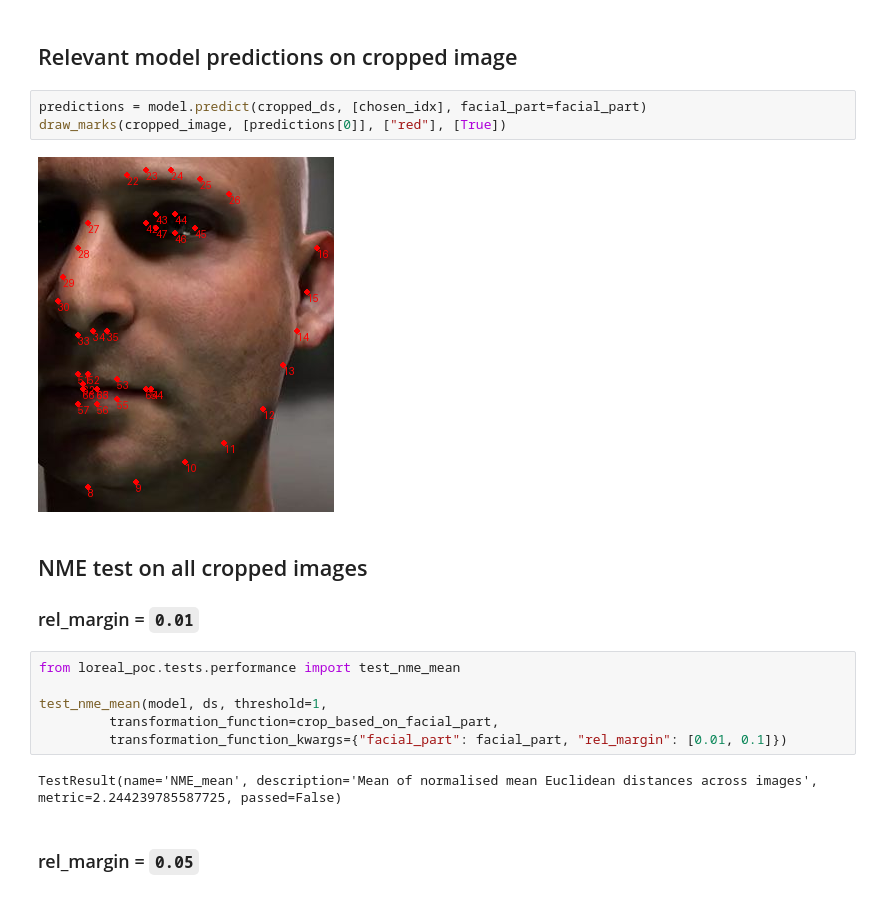
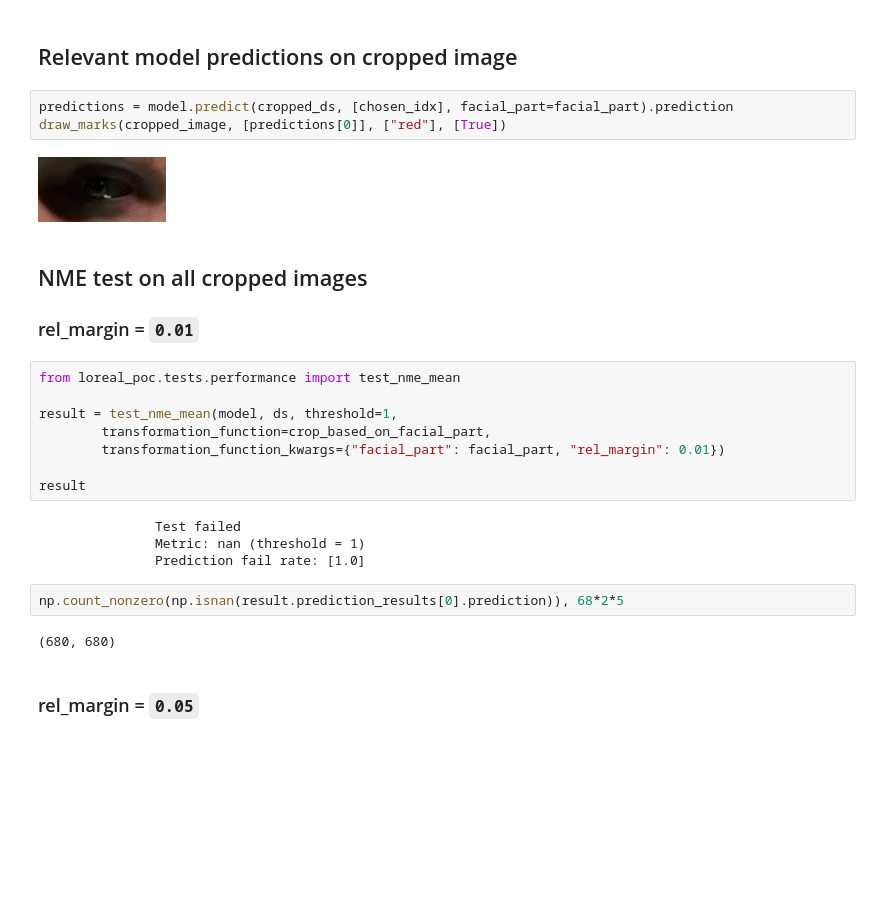
Before and after one commit to Giskard-AI/giskard-vision, a Jupyter notebook: examples/criteria1_partial_faces.ipynb, the cells around one changed output. Cells and saved outputs as stored; diff of their text form; blank space fills up the shorter version.

```diff
--- a/examples/criteria1_partial_faces.ipynb
+++ b/examples/criteria1_partial_faces.ipynb
@@ -43,10 +43,10 @@ draw_marks(cropped_image, [predictions[0]], ["red"], [True])
 # %% [markdown]
 ## Relevant model predictions on cropped image
 # %%
-predictions = model.predict(cropped_ds, [chosen_idx], facial_part=facial_part)
+predictions = model.predict(cropped_ds, [chosen_idx], facial_part=facial_part).prediction
 draw_marks(cropped_image, [predictions[0]], ["red"], [True])
 # %% [output]
-[figure, old version]
+[figure, new version]
 # %% [markdown]
 ## NME test on all cropped images
 
@@ -54,11 +54,19 @@ draw_marks(cropped_image, [predictions[0]], ["red"], [True])
 # %%
 from loreal_poc.tests.performance import test_nme_mean
 
-test_nme_mean(model, ds, threshold=1,
-         transformation_function=crop_based_on_facial_part,
-         transformation_function_kwargs={"facial_part": facial_part, "rel_margin": [0.01, 0.1]})
+result = test_nme_mean(model, ds, threshold=1,
+        transformation_function=crop_based_on_facial_part,
+        transformation_function_kwargs={"facial_part": facial_part, "rel_margin": 0.01})
+
+result
 # %% [output]
-TestResult(name='NME_mean', description='Mean of normalised mean Euclidean distances across images', metric=2.244239785587725, passed=False)
+               Test failed
+               Metric: nan (threshold = 1)
+               Prediction fail rate: [1.0]
+# %%
+np.count_nonzero(np.isnan(result.prediction_results[0].prediction)), 68*2*5
+# %% [output]
+(680, 680)
 # %% [markdown]
 ### rel_margin = `0.05`
 # %%
```
Also changed, not shown: parts of 7 cells of this notebook, 1 other file.
